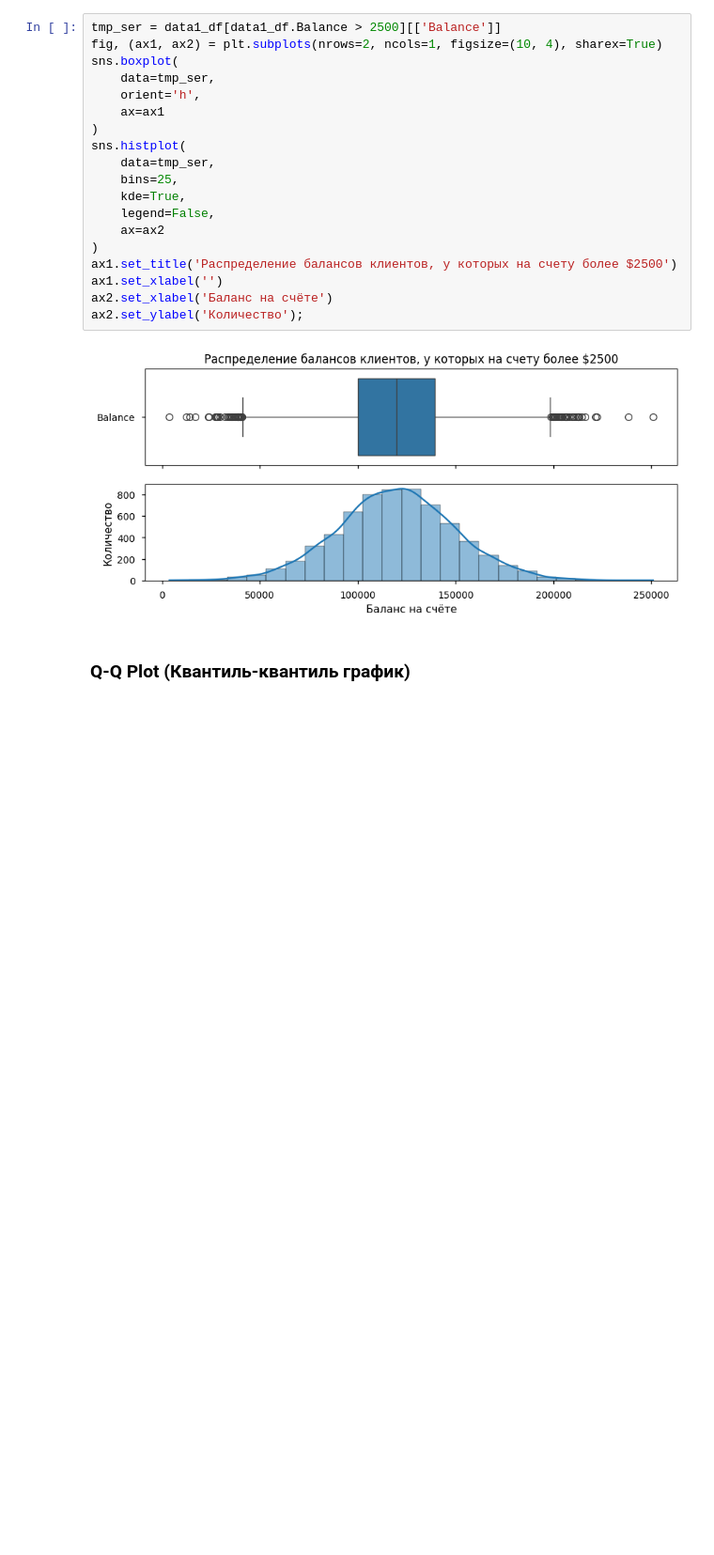
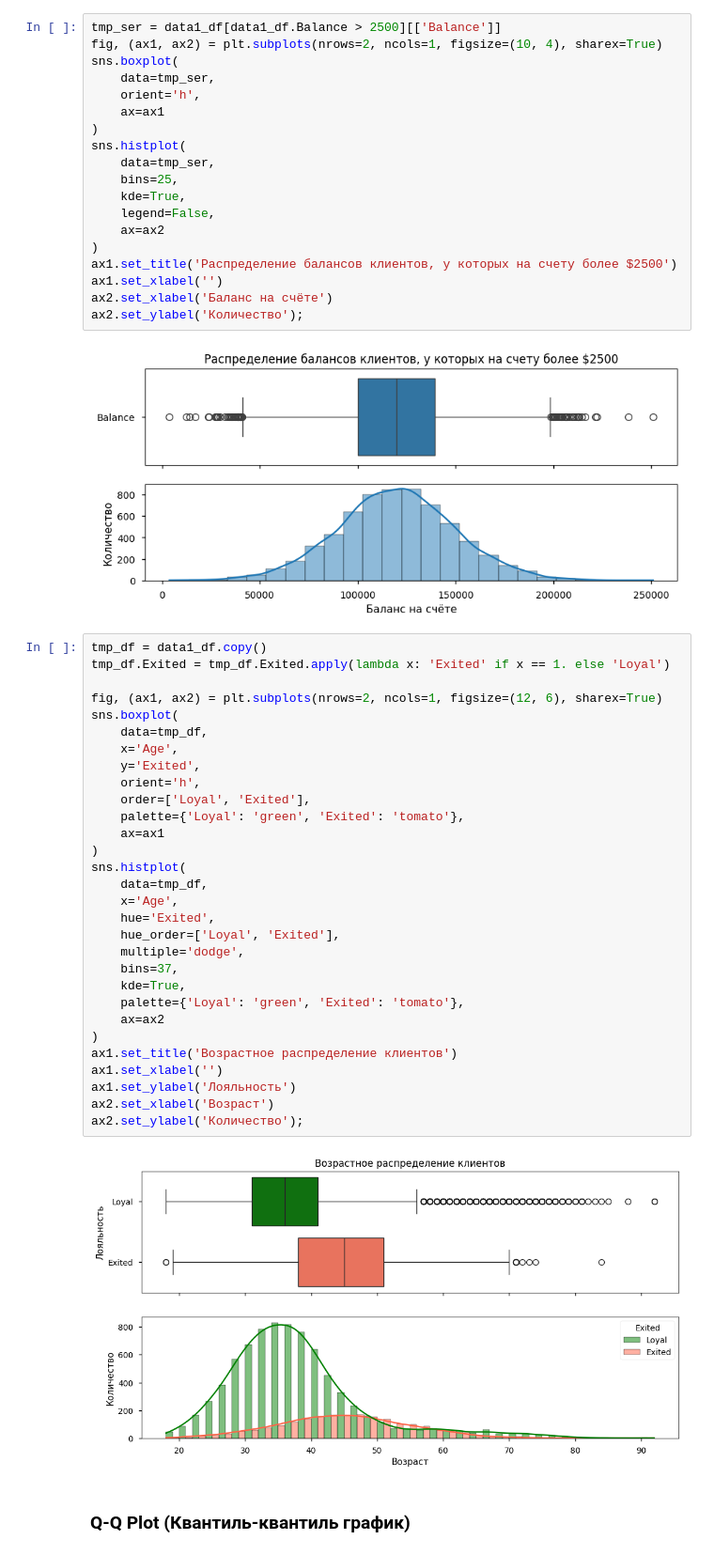
Before and after one commit to wildfielded/samples-ds, a Jupyter notebook: _Spurs/EDA_graph.ipynb, the cells around one changed output. Shown at 94% size. Saved outputs shown, nothing was run; the diff lists cells and outputs as text; blank space fills up the shorter version.

```diff
--- a/_Spurs/EDA_graph.ipynb
+++ b/_Spurs/EDA_graph.ipynb
@@ -67,6 +69,38 @@ ax2.set_xlabel('Баланс на счёте')
 ax2.set_ylabel('Количество');
 # %% [output]
 [figure]
+# %%
+tmp_df = data1_df.copy()
+tmp_df.Exited = tmp_df.Exited.apply(lambda x: 'Exited' if x == 1. else 'Loyal')
+
+fig, (ax1, ax2) = plt.subplots(nrows=2, ncols=1, figsize=(12, 6), sharex=True)
+sns.boxplot(
+    data=tmp_df,
+    x='Age',
+    y='Exited',
+    orient='h',
+    order=['Loyal', 'Exited'],
+    palette={'Loyal': 'green', 'Exited': 'tomato'},
+    ax=ax1
+)
+sns.histplot(
+    data=tmp_df,
+    x='Age',
+    hue='Exited',
+    hue_order=['Loyal', 'Exited'],
+    multiple='dodge',
+    bins=37,
+    kde=True,
+    palette={'Loyal': 'green', 'Exited': 'tomato'},
+    ax=ax2
+)
+ax1.set_title('Возрастное распределение клиентов')
+ax1.set_xlabel('')
+ax1.set_ylabel('Лояльность')
+ax2.set_xlabel('Возраст')
+ax2.set_ylabel('Количество');
+# %% [output]
+[figure, added]
 # %% [markdown]
 ### Q-Q Plot (Квантиль-квантиль график)
 # %%
```
Also changed, not shown: parts of 1 cell of this notebook.
